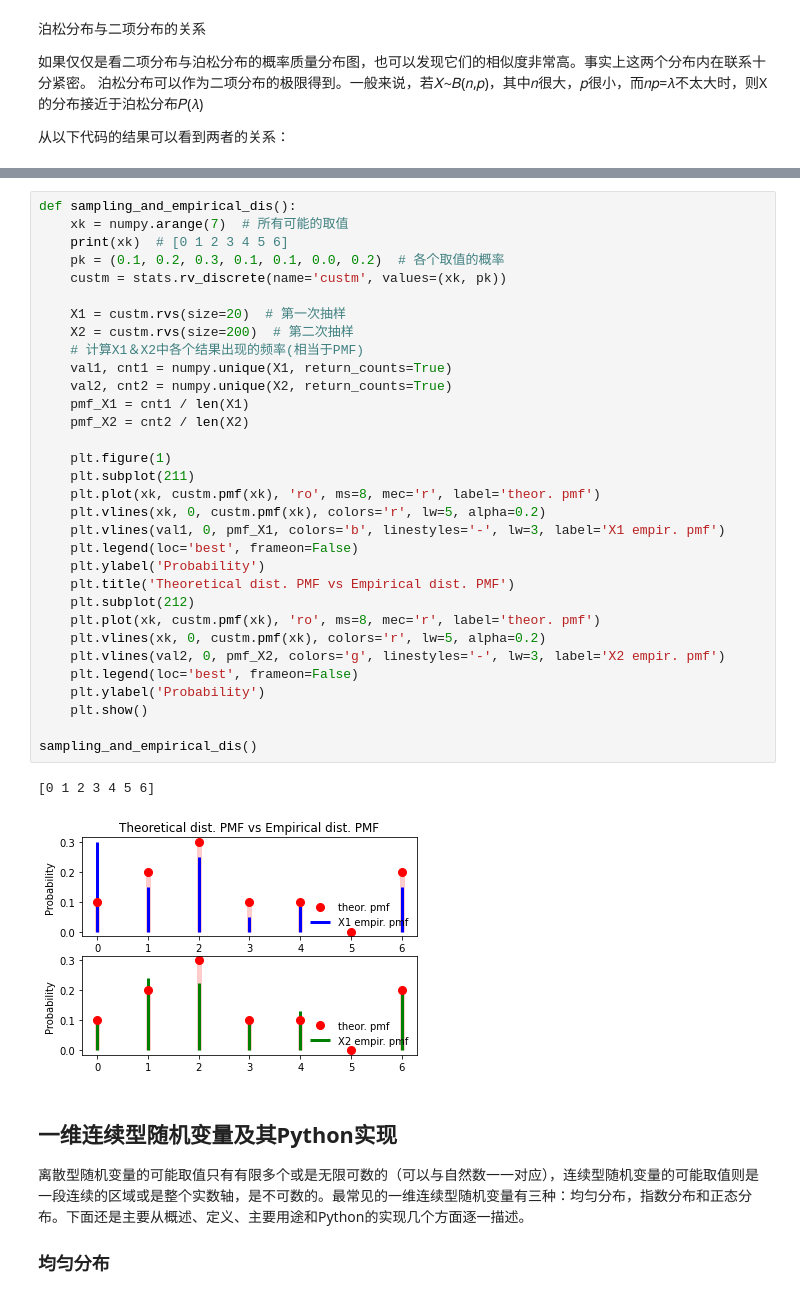
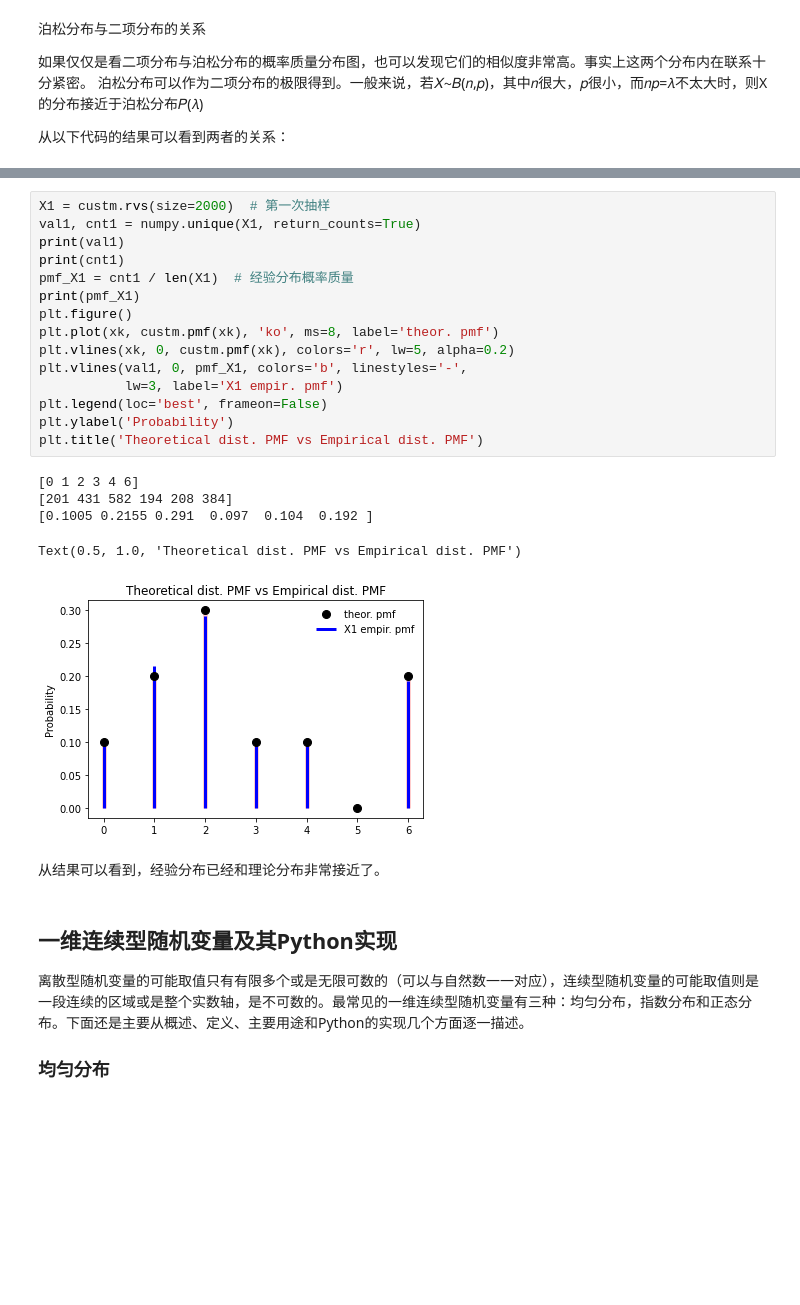
Before and after one commit to samuelzq/python_math, a Jupyter notebook: ch10/chp10.ipynb, the cells around one changed output, grey strips where cells are left out. Saved outputs shown, nothing was run; the diff lists cells and outputs as text; blank space fills up the shorter version.

```diff
--- a/ch10/chp10.ipynb
+++ b/ch10/chp10.ipynb
@@ -570,38 +623,26 @@ custom_made_discrete_dis_pmf()
 # %%
-def sampling_and_empirical_dis():
-    xk = numpy.arange(7)  # 所有可能的取值
-    print(xk)  # [0 1 2 3 4 5 6]
-    pk = (0.1, 0.2, 0.3, 0.1, 0.1, 0.0, 0.2)  # 各个取值的概率
-    custm = stats.rv_discrete(name='custm', values=(xk, pk))
-
-    X1 = custm.rvs(size=20)  # 第一次抽样
-    X2 = custm.rvs(size=200)  # 第二次抽样
-    # 计算X1＆X2中各个结果出现的频率(相当于PMF)
-    val1, cnt1 = numpy.unique(X1, return_counts=True)
-    val2, cnt2 = numpy.unique(X2, return_counts=True)
-    pmf_X1 = cnt1 / len(X1)
-    pmf_X2 = cnt2 / len(X2)
-
-    plt.figure(1)
-    plt.subplot(211)
-    plt.plot(xk, custm.pmf(xk), 'ro', ms=8, mec='r', label='theor. pmf')
-    plt.vlines(xk, 0, custm.pmf(xk), colors='r', lw=5, alpha=0.2)
-    plt.vlines(val1, 0, pmf_X1, colors='b', linestyles='-', lw=3, label='X1 empir. pmf')
-    plt.legend(loc='best', frameon=False)
-    plt.ylabel('Probability')
-    plt.title('Theoretical dist. PMF vs Empirical dist. PMF')
-    plt.subplot(212)
-    plt.plot(xk, custm.pmf(xk), 'ro', ms=8, mec='r', label='theor. pmf')
-    plt.vlines(xk, 0, custm.pmf(xk), colors='r', lw=5, alpha=0.2)
-    plt.vlines(val2, 0, pmf_X2, colors='g', linestyles='-', lw=3, label='X2 empir. pmf')
-    plt.legend(loc='best', frameon=False)
-    plt.ylabel('Probability')
-    plt.show()
-
-sampling_and_empirical_dis()
+X1 = custm.rvs(size=2000)  # 第一次抽样
+val1, cnt1 = numpy.unique(X1, return_counts=True)
+print(val1)
+print(cnt1)
+pmf_X1 = cnt1 / len(X1)  # 经验分布概率质量
+print(pmf_X1)
+plt.figure()
+plt.plot(xk, custm.pmf(xk), 'ko', ms=8, label='theor. pmf')
+plt.vlines(xk, 0, custm.pmf(xk), colors='r', lw=5, alpha=0.2)
+plt.vlines(val1, 0, pmf_X1, colors='b', linestyles='-',
+           lw=3, label='X1 empir. pmf')
+plt.legend(loc='best', frameon=False)
+plt.ylabel('Probability')
+plt.title('Theoretical dist. PMF vs Empirical dist. PMF')
 # %% [output]
-[0 1 2 3 4 5 6]
+[0 1 2 3 4 6]
+[201 431 582 194 208 384]
+[0.1005 0.2155 0.291  0.097  0.104  0.192 ]
+Text(0.5, 1.0, 'Theoretical dist. PMF vs Empirical dist. PMF')
-[figure, old version]
+[figure, new version]
+# %% [markdown]
+从结果可以看到，经验分布已经和理论分布非常接近了。
 # %% [markdown]
 ## 一维连续型随机变量及其Python实现
 
```
Also changed, not shown: parts of 17 cells of this notebook, 2 other files.
